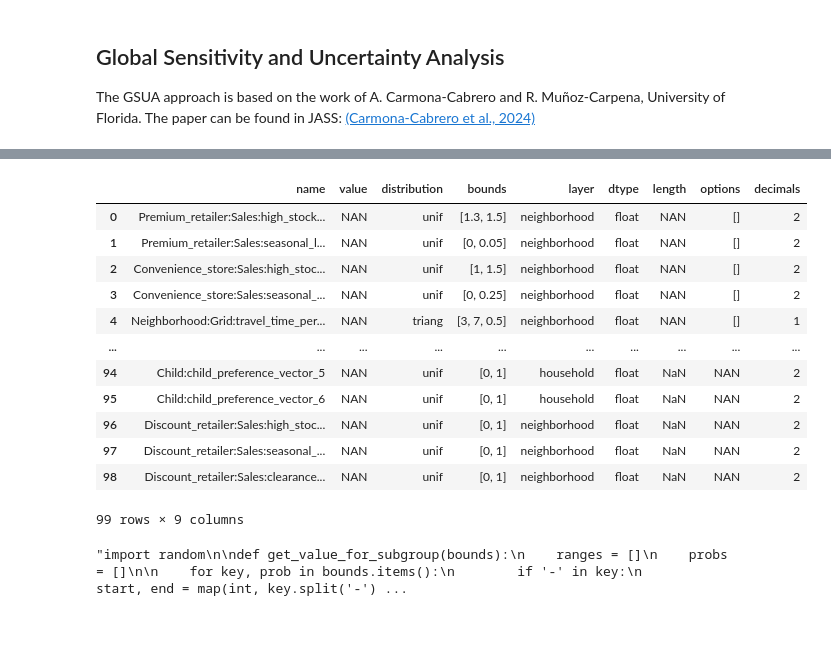
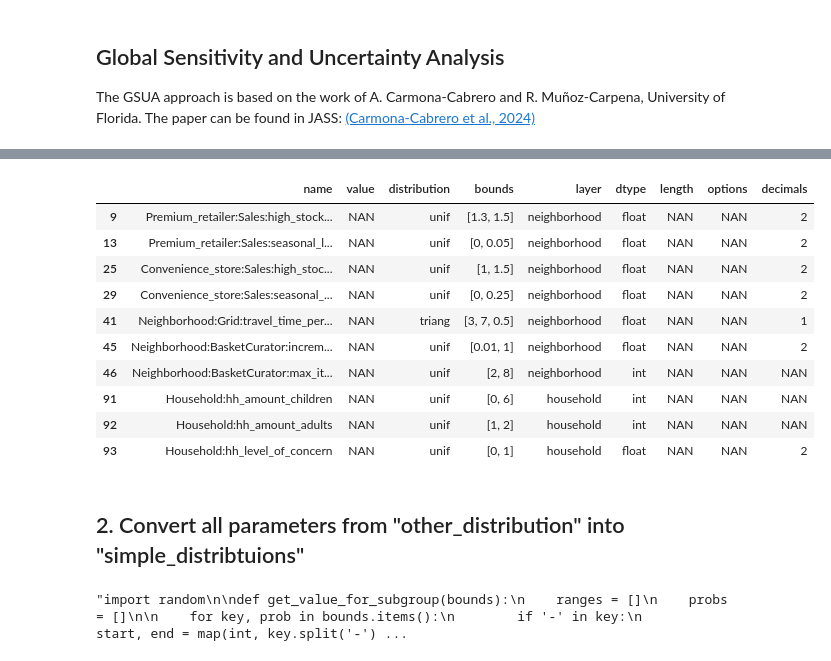
Before and after one commit to xHelenx/ifwaste, a Jupyter notebook: gsua/gsua_parameter_generation.ipynb, the cells around one changed output, grey strips where cells are left out. Drawn from its saved outputs; the diff is of its cells as text; code cells hidden in the pictures; blank space fills up the shorter version.

```diff
--- a/gsua/gsua_parameter_generation.ipynb
+++ b/gsua/gsua_parameter_generation.ipynb
@@ -11,11 +16,4 @@ from ring_plot_funct import ring_plot
 # %%
-import json
-import pandas as pd
-from pathlib import Path
-
-# Folder containing config files
-CONFIG_DIR = Path("/blue/carpena/haasehelen/ifwaste/bash-scripts/configuration")
-
 def extract_parameters(d, path=""):
     result = {}
     for key, value in d.items():
@@ -30,7 +28,7 @@ def extract_parameters(d, path=""):
                     "layer": value["layer"],
                     "dtype": value.get("dtype", "NAN"),
                     "length": value.get("length", "NAN"),
-                    "options":value.get("options", []),
+                    "options":value.get("options", "NAN"),
                     "decimals": value.get("decimals", "NAN")
                 }
             elif "distribution" in value:
@@ -41,38 +39,10 @@ def extract_parameters(d, path=""):
                     "layer": value.get("layer", value["distribution"]),
                     "dtype": value.get("dtype", "NAN"),
                     "length": value.get("length", "NAN"),
-                    "options":value.get("options", []),
+                    "options":value.get("options", "NAN"),
                     "decimals": value.get("decimals", "NAN")
                 }
             else:
                 nested_result = extract_parameters(value, current_path)
                 result.update(nested_result)
     return result
-
-# Collect all JSON config files
-all_json_files = list(CONFIG_DIR.glob("*.json"))
-# Collect DataFrames
-df_list = []
-for json_file in all_json_files:
-    with open(json_file) as f:
-        config = json.load(f)
-    flat_params = extract_parameters(config)
-    df = pd.DataFrame.from_dict(flat_params, orient="index")
-    df.index.name = "name"
-    df.reset_index(inplace=True)
-    df.replace("", "NAN", inplace=True)
-    df_list.append(df)
-
-# Combine all into one big DataFrame
-df = pd.concat(df_list, ignore_index=True)
-
-
-constants = df[df["value"] != "NAN"]
-
-parameter = df[df["value"] == "NAN"]
-
-mask = (parameter["distribution"] == "triang") | (parameter["distribution"] == "unif")
-simple_distributions = parameter[mask ]
-
-other_distributions = parameter[~(mask)]
-other_distributions
@@ -129,3 +87,19 @@ other_distributions
+# %%
+simple_distributions.head(10)
+# %% [output]
+|  | name | value | distribution | bounds | layer | dtype | length | options | decimals |
+| 9 | Premium_retailer:Sales:high_stock... | NAN | unif | [1.3, 1.5] | neighborhood | float | NAN | NAN | 2 |
+| 13 | Premium_retailer:Sales:seasonal_l... | NAN | unif | [0, 0.05] | neighborhood | float | NAN | NAN | 2 |
+| 25 | Convenience_store:Sales:high_stoc... | NAN | unif | [1, 1.5] | neighborhood | float | NAN | NAN | 2 |
+| 29 | Convenience_store:Sales:seasonal_... | NAN | unif | [0, 0.25] | neighborhood | float | NAN | NAN | 2 |
+| 41 | Neighborhood:Grid:travel_time_per... | NAN | triang | [3, 7, 0.5] | neighborhood | float | NAN | NAN | 1 |
+| 45 | Neighborhood:BasketCurator:increm... | NAN | unif | [0.01, 1] | neighborhood | float | NAN | NAN | 2 |
+| 46 | Neighborhood:BasketCurator:max_it... | NAN | unif | [2, 8] | neighborhood | int | NAN | NAN | NAN |
+| 91 | Household:hh_amount_children | NAN | unif | [0, 6] | household | int | NAN | NAN | NAN |
+| 92 | Household:hh_amount_adults | NAN | unif | [1, 2] | household | int | NAN | NAN | NAN |
+| 93 | Household:hh_level_of_concern | NAN | unif | [0, 1] | household | float | NAN | NAN | 2 |
+# %% [markdown]
+## 2. Convert all parameters from "other_distribution" into "simple_distribtuions"
 # %%
 #convert other distributions to sobol-sampleable values
 for _,row in other_distributions.iterrows():
@@ -145,22 +119,6 @@ for _,row in other_distributions.iterrows():
                             "decimals":2, "layer": row["layer"], "value":"NAN", "options":"NAN"})
         #sales werden dann von vorne nach hinten ausgewählt - nicht noch randomisiert - zack
         simple_distributions = pd.concat([simple_distributions, new_row], ignore_index=True)
-# %%
-simple_distributions
-# %% [output]
-|  | name | value | distribution | bounds | layer | dtype | length | options | decimals |
-| 0 | Premium_retailer:Sales:high_stock... | NAN | unif | [1.3, 1.5] | neighborhood | float | NAN | [] | 2 |
-| 1 | Premium_retailer:Sales:seasonal_l... | NAN | unif | [0, 0.05] | neighborhood | float | NAN | [] | 2 |
-| 2 | Convenience_store:Sales:high_stoc... | NAN | unif | [1, 1.5] | neighborhood | float | NAN | [] | 2 |
-| 3 | Convenience_store:Sales:seasonal_... | NAN | unif | [0, 0.25] | neighborhood | float | NAN | [] | 2 |
-| 4 | Neighborhood:Grid:travel_time_per... | NAN | triang | [3, 7, 0.5] | neighborhood | float | NAN | [] | 1 |
-| ... | ... | ... | ... | ... | ... | ... | ... | ... | ... |
-| 94 | Child:child_preference_vector_5 | NAN | unif | [0, 1] | household | float | NaN | NAN | 2 |
-| 95 | Child:child_preference_vector_6 | NAN | unif | [0, 1] | household | float | NaN | NAN | 2 |
-| 96 | Discount_retailer:Sales:high_stoc... | NAN | unif | [0, 1] | neighborhood | float | NaN | NAN | 2 |
-| 97 | Discount_retailer:Sales:seasonal_... | NAN | unif | [0, 1] | neighborhood | float | NaN | NAN | 2 |
-| 98 | Discount_retailer:Sales:clearance... | NAN | unif | [0, 1] | neighborhood | float | NaN | NAN | 2 |
-99 rows × 9 columns
 # %%
 #sample other distributions by hand: subgroup
 #import random
```
Also changed, not shown: parts of 21 cells of this notebook.
